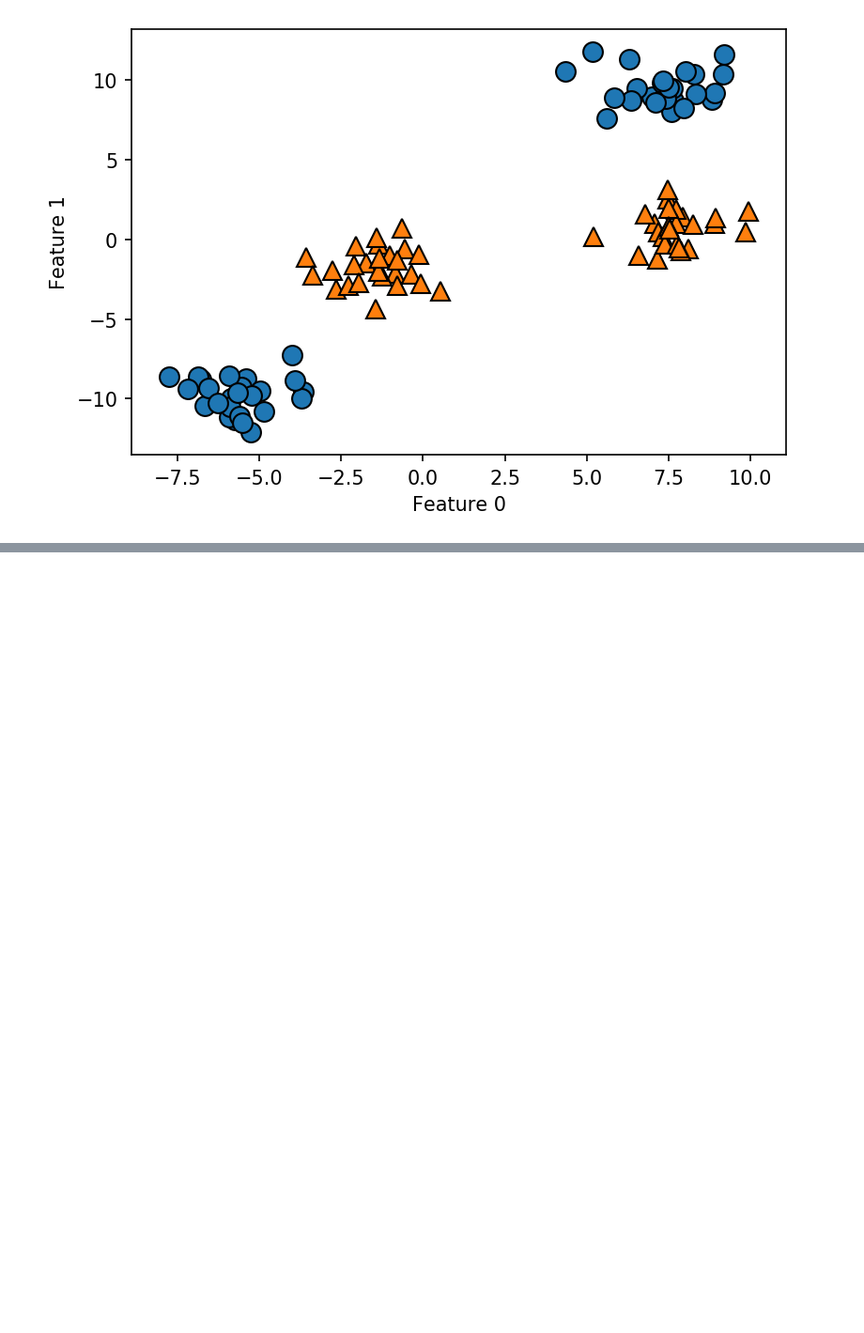
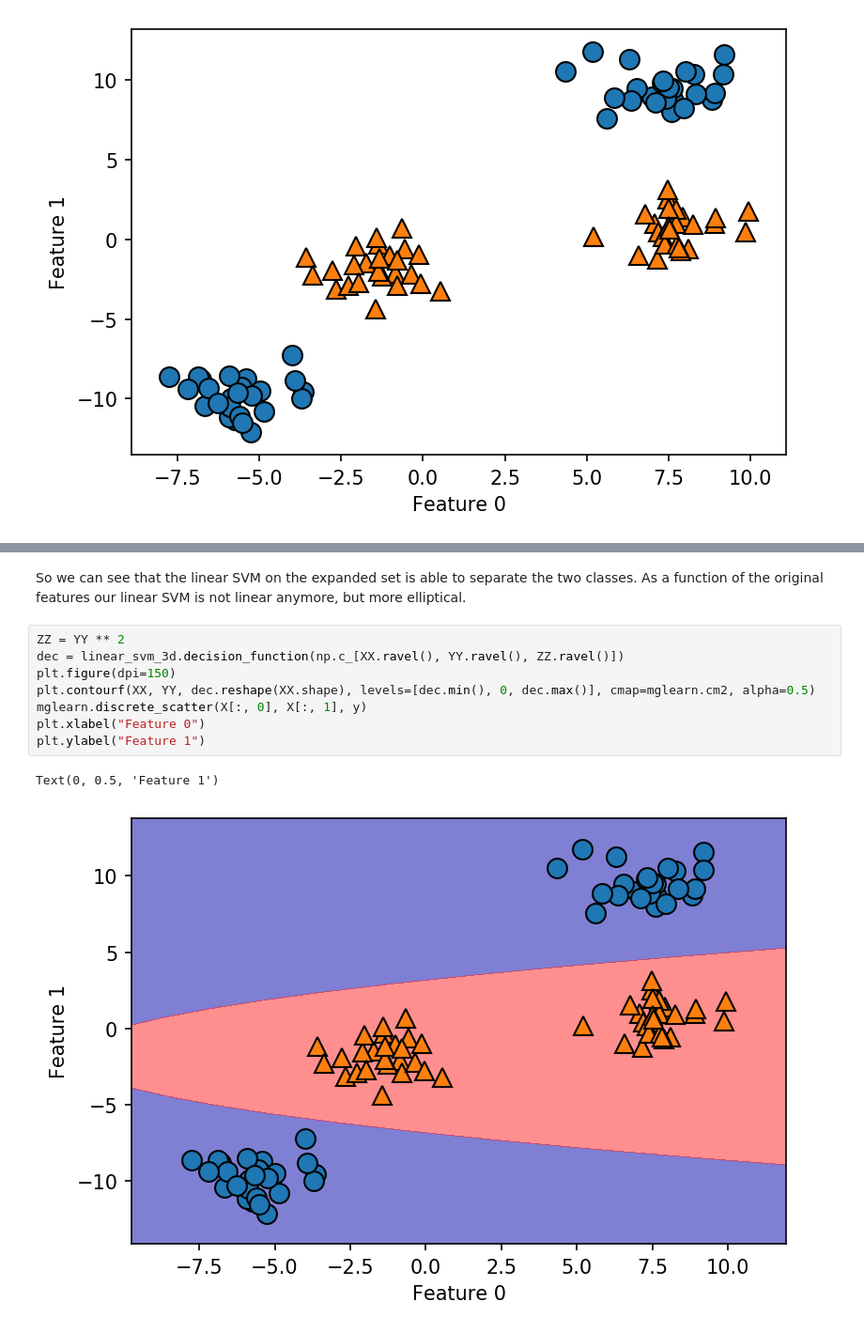
Before and after one commit to andrewdaoust/intro-ml, a Jupyter notebook: chapter2-5_kernelized_svms.ipynb, the cells around one changed output, grey strips where cells are left out. Shown at 94% size. Drawn from its saved outputs; the diff is of its cells as text; blank space fills up the shorter version.

```diff
--- a/chapter2-5_kernelized_svms.ipynb
+++ b/chapter2-5_kernelized_svms.ipynb
@@ -31,0 +86,13 @@ For this dataset, a line would obviously not do a good job to classify these dat
+# %% [markdown]
+So we can see that the linear SVM on the expanded set is able to separate the two classes.  As a function of the original features our linear SVM is not linear anymore, but more elliptical.
+# %%
+ZZ = YY ** 2
+dec = linear_svm_3d.decision_function(np.c_[XX.ravel(), YY.ravel(), ZZ.ravel()])
+plt.figure(dpi=150)
+plt.contourf(XX, YY, dec.reshape(XX.shape), levels=[dec.min(), 0, dec.max()], cmap=mglearn.cm2, alpha=0.5)
+mglearn.discrete_scatter(X[:, 0], X[:, 1], y)
+plt.xlabel("Feature 0")
+plt.ylabel("Feature 1")
+# %% [output]
+Text(0, 0.5, 'Feature 1')
+[figure, added]
```
Also changed, not shown: parts of 11 cells of this notebook.
